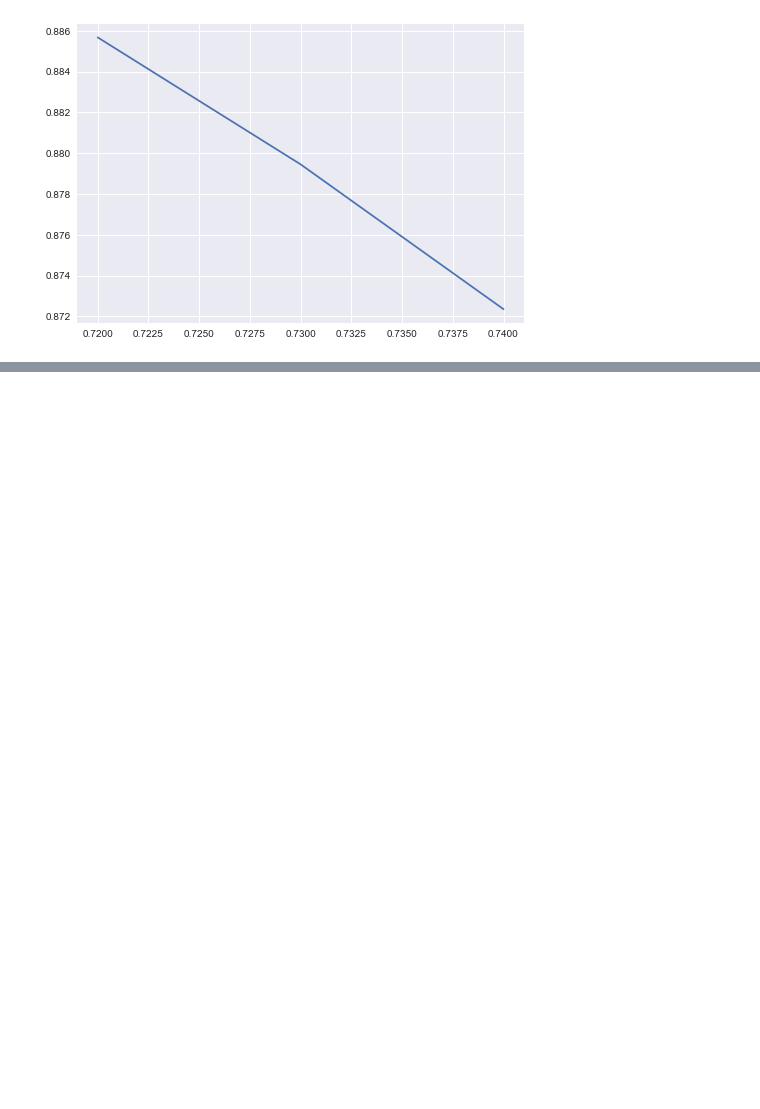
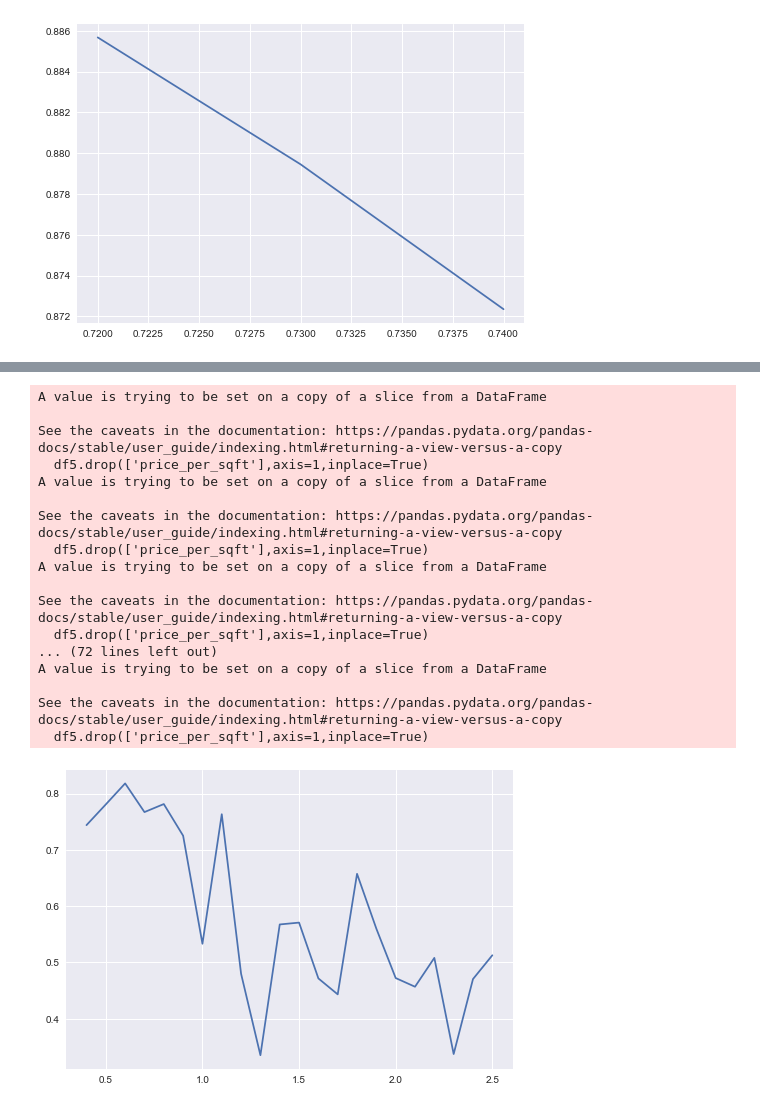
Before and after one commit to AnushaNarayananP/class-lectures-track-1-ml, a Jupyter notebook: BHP.ipynb, the cells around one changed output, grey strips where cells are left out. Drawn from its saved outputs; the diff is of its cells as text; code cells hidden in the pictures; blank space fills up the shorter version.

```diff
--- a/BHP.ipynb
+++ b/BHP.ipynb
@@ -857,0 +869,53 @@ See the caveats in the documentation: https://pandas.pydata.org/pandas-docs/stab
+# %%
+from sklearn.tree import DecisionTreeRegressor
+model=DecisionTreeRegressor(criterion='friedman_mse')
+score_list1 =[]
+score_list2 =[]
+def range_with_floats(start,stop,step):
+    while stop > start:
+        yield start
+        start += step
+for i in range_with_floats(0.4,2.6,0.1):
+    def remove_pps_outliers(df):
+        df_out = pd.DataFrame()
+        for keys,subdf in df.groupby('location'):
+            m= np.mean(subdf.price_per_sqft)
+            s=np.std(subdf.price_per_sqft)
+            reduced_df =subdf[(subdf.price_per_sqft>(m-i*s))&(subdf.price_per_sqft<(m+i*s))]
+            df_out = pd.concat([df_out,reduced_df],ignore_index= True)
+        return df_out
+    df4 = remove_pps_outliers(df3)
+
+    df5=df4[df4.bath < df4.bhk+2]
+    df5.drop(['price_per_sqft'],axis=1,inplace=True)
+    final=pd.get_dummies(data=df5,columns=['location'],drop_first=True)
+    X=final.drop(['price'],axis=1)
+    y=final.price
+    X_train, X_test, y_train, y_test = train_test_split(X, y, test_size=0.33, random_state=42)
+    model.fit(X_train,y_train)
+
+    score_list1.append(i)
+
+    score_list2.append(model.score(X_test,y_test))
+
+plt.plot(score_list1,score_list2)
+plt.show()
+# %% [output]
+A value is trying to be set on a copy of a slice from a DataFrame
+
+See the caveats in the documentation: https://pandas.pydata.org/pandas-docs/stable/user_guide/indexing.html#returning-a-view-versus-a-copy
+  df5.drop(['price_per_sqft'],axis=1,inplace=True)
+A value is trying to be set on a copy of a slice from a DataFrame
+
+See the caveats in the documentation: https://pandas.pydata.org/pandas-docs/stable/user_guide/indexing.html#returning-a-view-versus-a-copy
+  df5.drop(['price_per_sqft'],axis=1,inplace=True)
+A value is trying to be set on a copy of a slice from a DataFrame
+
+See the caveats in the documentation: https://pandas.pydata.org/pandas-docs/stable/user_guide/indexing.html#returning-a-view-versus-a-copy
+  df5.drop(['price_per_sqft'],axis=1,inplace=True)
+... (72 lines left out)
+A value is trying to be set on a copy of a slice from a DataFrame
+
+See the caveats in the documentation: https://pandas.pydata.org/pandas-docs/stable/user_guide/indexing.html#returning-a-view-versus-a-copy
+  df5.drop(['price_per_sqft'],axis=1,inplace=True)
+[figure, added]
```
Also changed, not shown: parts of 10 cells of this notebook, 2 other files.
